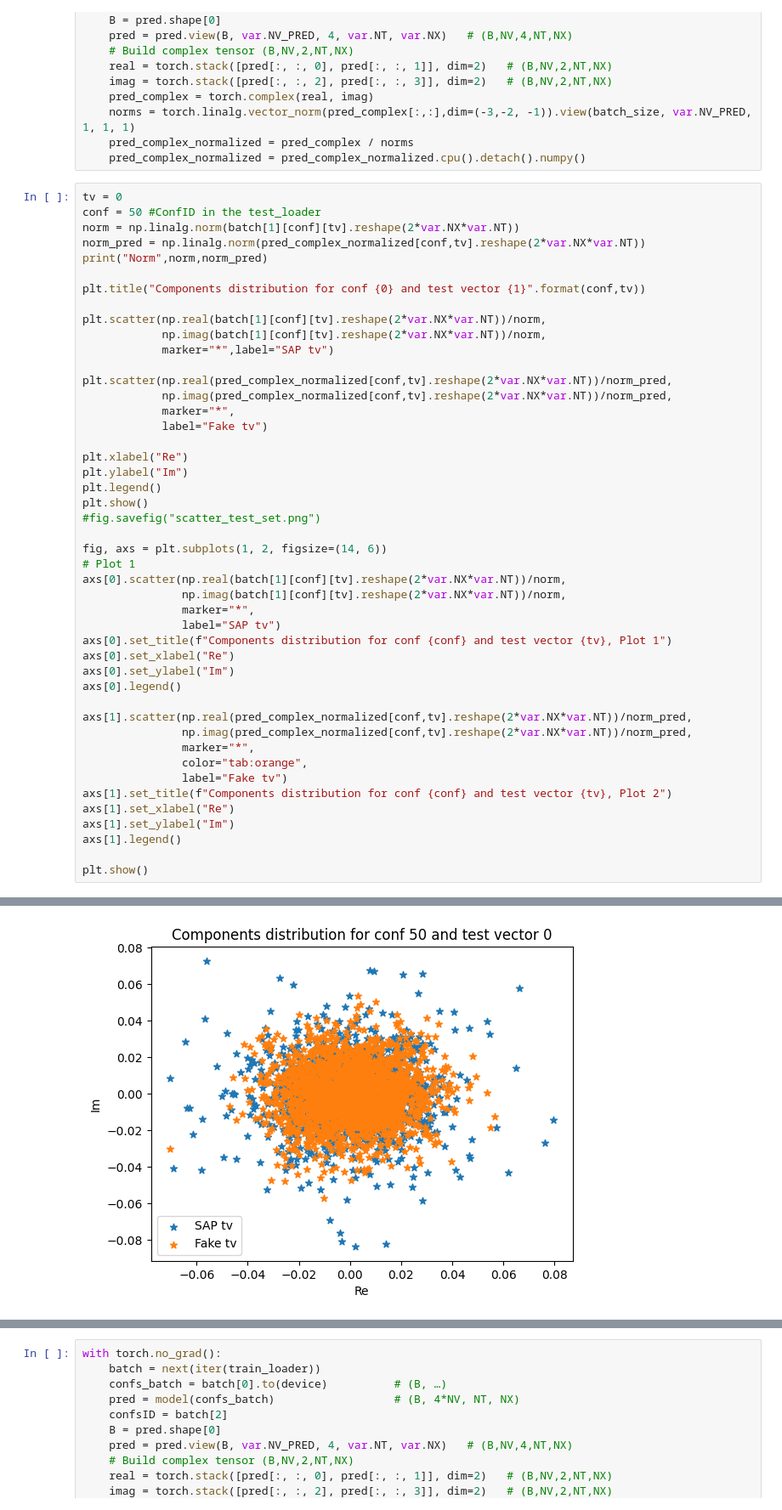
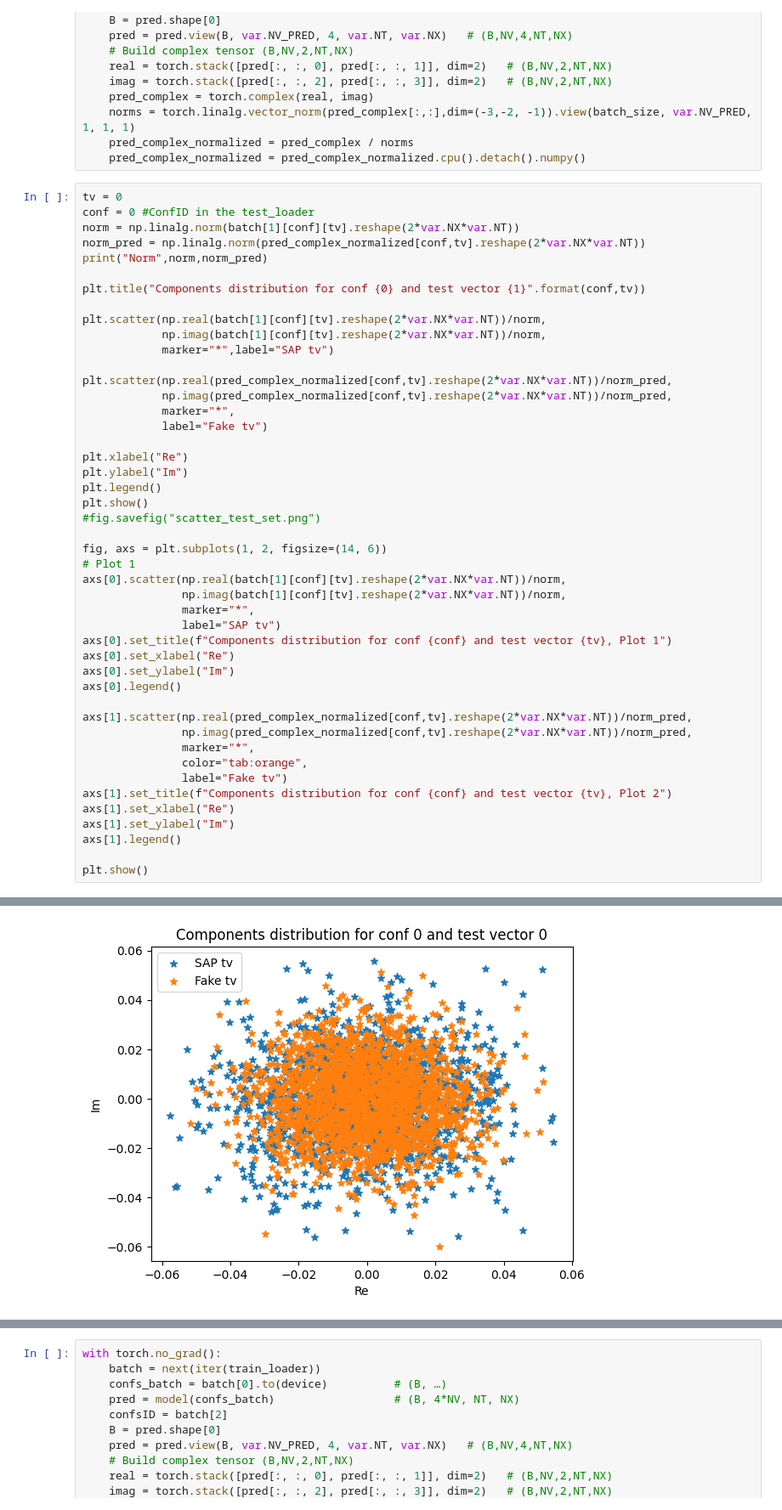
Before and after one commit to JFNCastellanos/TVML, a Jupyter notebook: I_PPdag.ipynb, the cells around one changed output, grey strips where cells are left out. Shown at 85% size. Cells and saved outputs as stored; diff of their text form.

```diff
--- a/I_PPdag.ipynb
+++ b/I_PPdag.ipynb
@@ -211,7 +211,7 @@ with torch.no_grad():
     pred_complex_normalized = pred_complex_normalized.cpu().detach().numpy()
 # %%
 tv = 0
-conf = 50 #ConfID in the test_loader
+conf = 0 #ConfID in the test_loader
 norm = np.linalg.norm(batch[1][conf][tv].reshape(2*var.NX*var.NT))
 norm_pred = np.linalg.norm(pred_complex_normalized[conf,tv].reshape(2*var.NX*var.NT))
 print("Norm",norm,norm_pred)
@@ -260 +260 @@ Norm 12.862091 1.0
-[figure, old version]
+[figure, new version]
```
Also changed, not shown: parts of 7 cells of this notebook, 5 other files.
